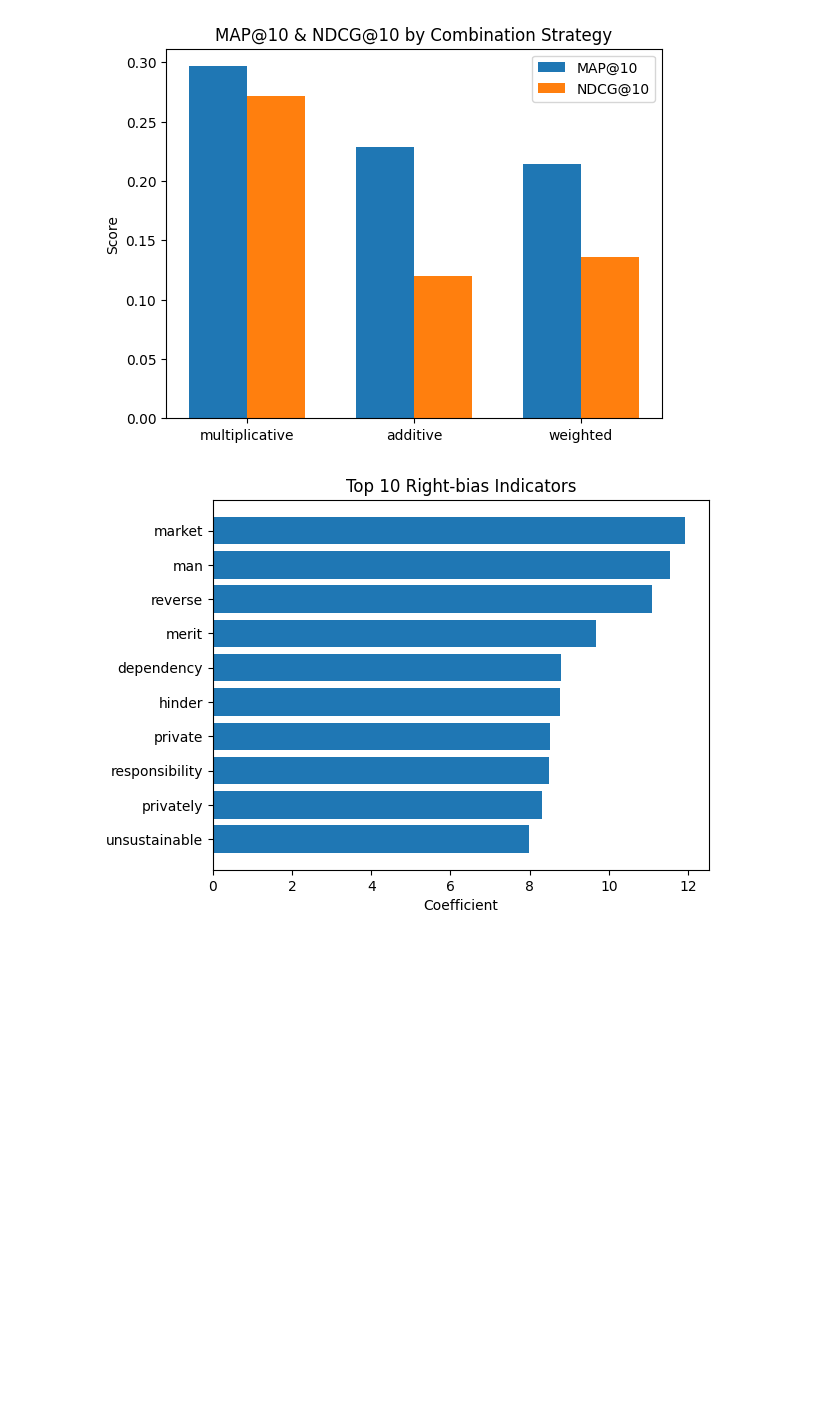
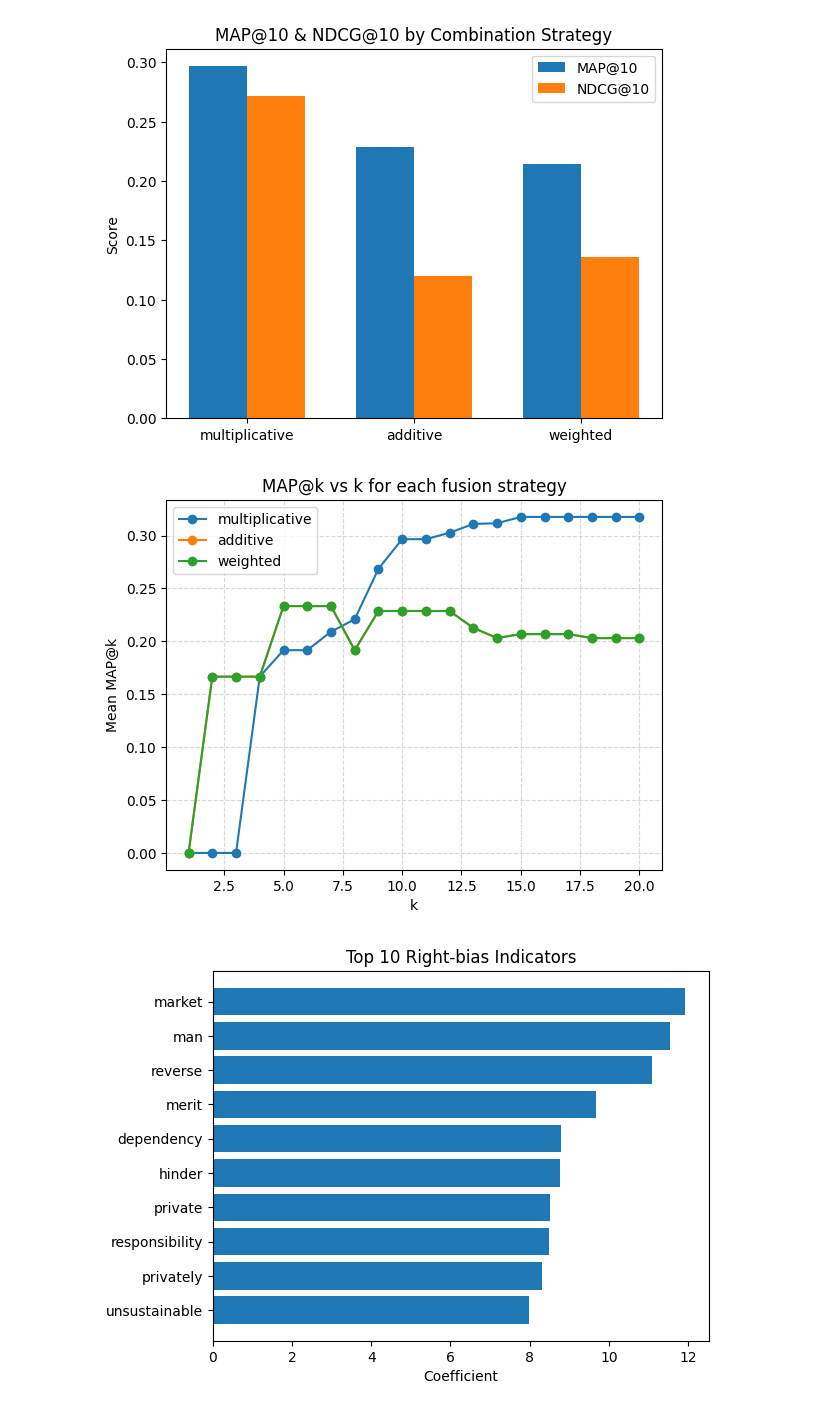
Before and after one commit to lmethratta/Poliscope, a Jupyter notebook: model.ipynb, the cells around one changed output. Cells and saved outputs as stored; diff of their text form; code cells hidden in the pictures; blank space fills up the shorter version.

Commit message:
Added comparisons for mul, add, weight

```diff
--- a/model.ipynb
+++ b/model.ipynb
@@ -602,16 +602,28 @@ plt.legend()
 plt.show()
 # %% [output]
 [figure]
-# %%
-ks = list(range(1,21))
-map_at_ks = [mean_average_precision(rs_list, k) for k in ks]
-
-plt.figure()
-plt.plot(ks, map_at_ks)
-plt.xlabel("k")
-plt.ylabel("MAP@k")
-plt.title("MAP@k vs. k")
-plt.show()
+# %%
+plt.figure()
+for strat in ["multiplicative","additive","weighted"]:
+    # rebuild a separate relevances_list for this strat...
+    list_for_strat = []
+    for q in sample_queries:
+        s = get_final_scores(q, combination_strategy=strat)
+        idxs = np.argsort(s)[::-1]
+        list_for_strat.append([dummy_judgments[q][i] for i in idxs])
+
+    map_scores = [np.mean([average_precision_at_k(rel, k) for rel in list_for_strat])
+                  for k in ks]
+    plt.plot(ks, map_scores, marker="o", label=strat)
+
+plt.xlabel("k")
+plt.ylabel("Mean MAP@k")
+plt.title("MAP@k vs k for each fusion strategy")
+plt.legend()
+plt.grid(True, linestyle="--", alpha=0.5)
+plt.show()
+# %% [output]
+[figure, added]
 # %%
 # After fitting GridSearchCV or direct LR:
 feature_names = best_model.named_steps['tfidf'].get_feature_names_out()
```
